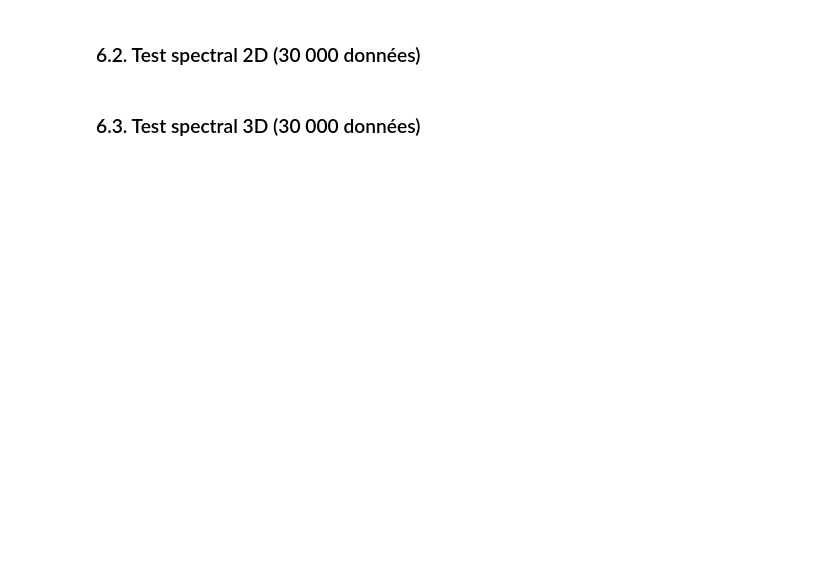
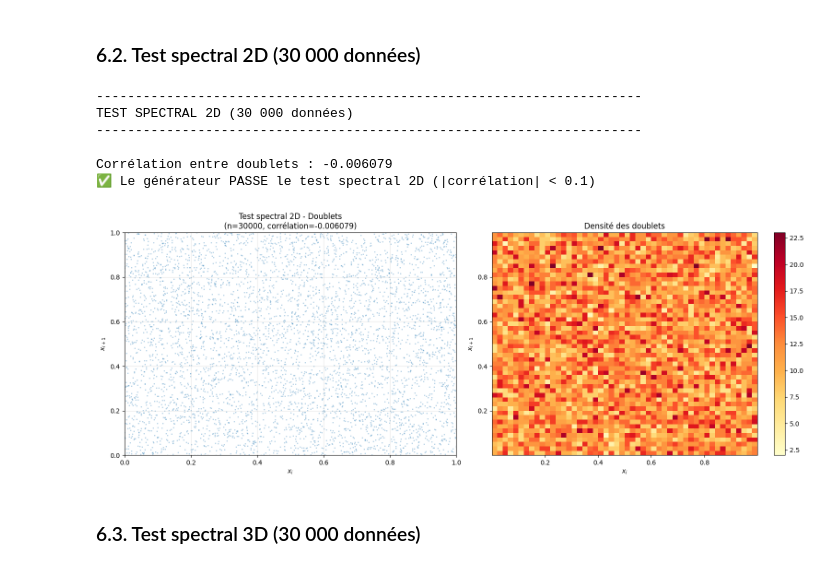
Before and after one commit to ESORRAL/TP_Proba_SEM3, a Jupyter notebook: main.ipynb, the cells around one changed output. Saved outputs shown, nothing was run; the diff lists cells and outputs as text; code cells hidden in the pictures; blank space fills up the shorter version.

```diff
--- a/main.ipynb
+++ b/main.ipynb
@@ -311,11 +215,17 @@ NameError: name 'data_30k' is not defined
 # %%
 print("\n" + "-"*70)
 print("TEST SPECTRAL 2D (30 000 données)")
 print("-"*70 + "\n")
 
-results_2d_30k = spectral_test_2d(data_30k, num_points_to_plot=5000)
-evaluate_2d_test(results_2d_30k['correlation'])
-plt.show()
+test_spectral_2d(data_30k)
+# %% [output]
+----------------------------------------------------------------------
+TEST SPECTRAL 2D (30 000 données)
+----------------------------------------------------------------------
+
+Corrélation entre doublets : -0.006079
+✅ Le générateur PASSE le test spectral 2D (|corrélation| < 0.1)
+[figure, added]
 # %% [markdown]
 ### 6.3. Test spectral 3D (30 000 données)
 # %%
```
Also changed, not shown: parts of 19 cells of this notebook.
